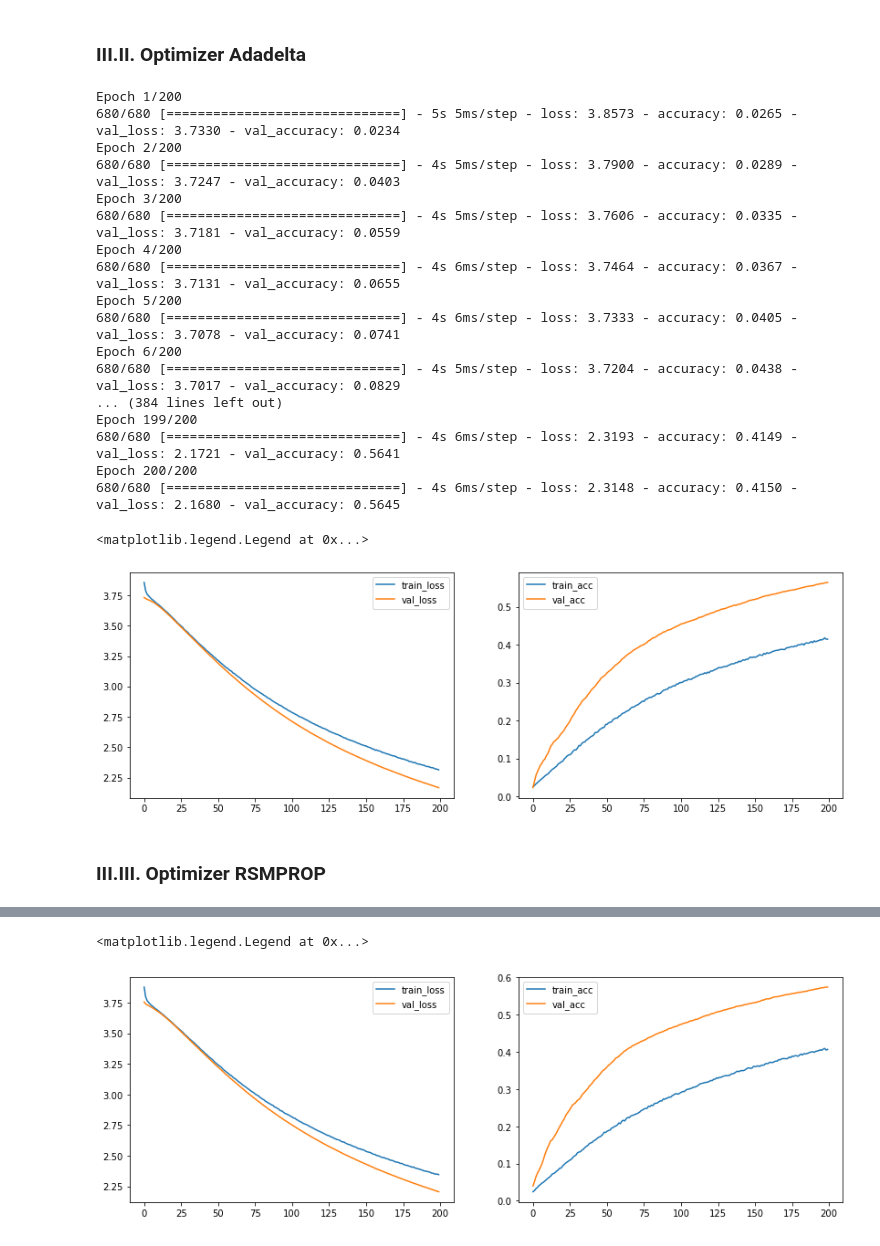
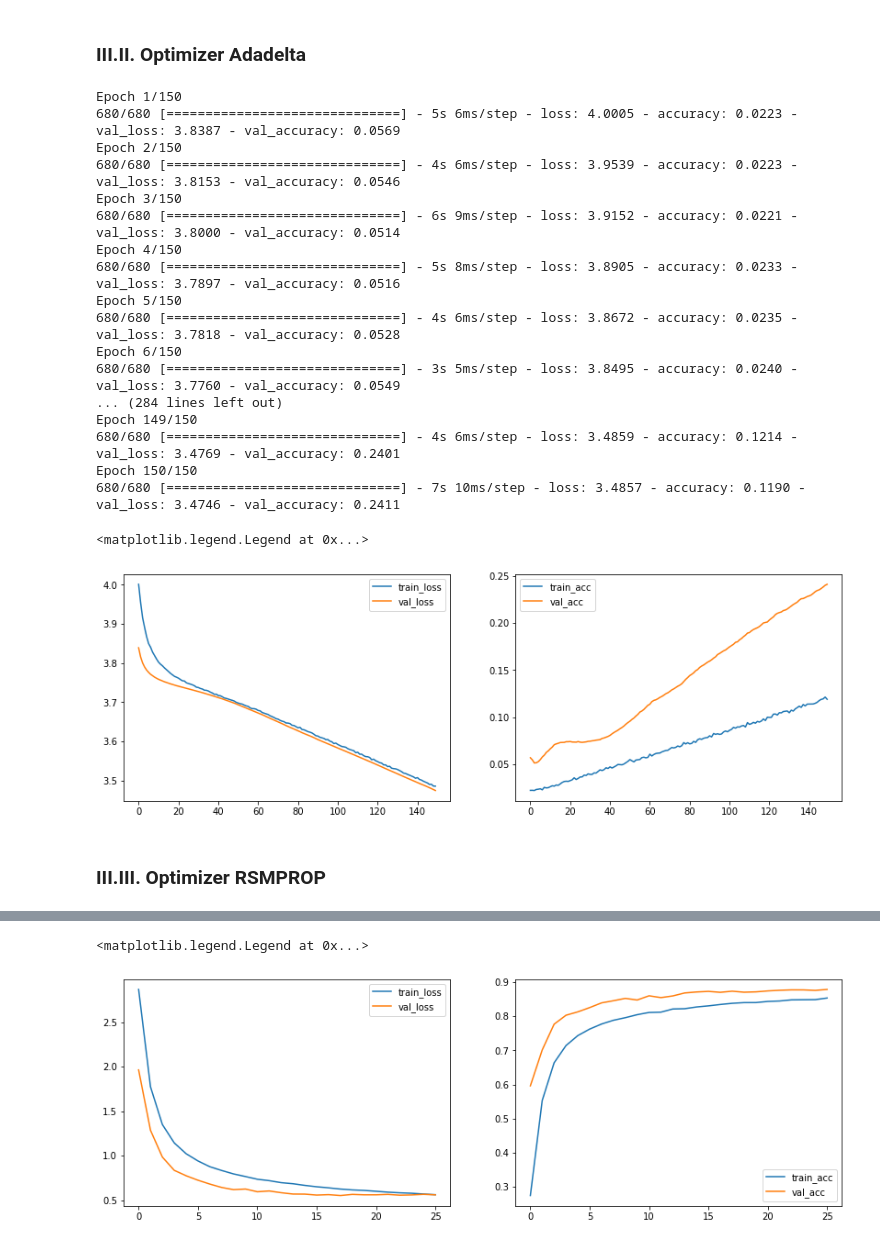
Before and after one commit to nmaaiken/neuro_modularbeit, a Jupyter notebook: 1_Hidden_Layer_Final.ipynb, the cells around one changed output, grey strips where cells are left out. Cells and saved outputs as stored; diff of their text form; code cells hidden in the pictures.

Commit message:
Optimizer Vgl.  Update

```diff
--- a/1_Hidden_Layer_Final.ipynb
+++ b/1_Hidden_Layer_Final.ipynb
@@ -1042,15 +1042,15 @@ three_layer_mlp_do_40_sig_adadelta.add(Dense(43, activation='softmax'))
 
 #Lernprozess konfigurieren
 three_layer_mlp_do_40_sig_adadelta.compile(loss='categorical_crossentropy',
-              optimizer='adagrad',
+              optimizer='adadelta',
               metrics=['accuracy'])
 
 #Early Stopping implementieren -> Vermeidet Overfitting nach Anstieg z.B. von val_loss=0,02
-early_stopping = EarlyStopping(monitor="val_loss", min_delta=0.02, patience=12, verbose=1, restore_best_weights=True)
+early_stopping = EarlyStopping(monitor="val_loss", min_delta=0.02, patience=30, verbose=1, restore_best_weights=True)
 
 # Modell trainieren
 three_layer_mlp_do_40_sig_adadelta_history = three_layer_mlp_do_40_sig_adadelta.fit(x_train_gray, y_train_gray,
-          epochs=200, #Anzahl Trainingsepochen
+          epochs=150, #Anzahl Trainingsepochen
           batch_size=128, #Batch-Size
           verbose=1,
           validation_data=(x_test_gray, y_test_gray),
@@ -1070,45 +1070,45 @@ plt.plot(three_layer_mlp_do_40_sig_adadelta_history.history['accuracy'], label='
 plt.plot(three_layer_mlp_do_40_sig_adadelta_history.history['val_accuracy'], label='val_acc')
 plt.legend(['train_acc', 'val_acc'])
 # %% [output]
-Epoch 1/200
-680/680 [==============================] - 5s 5ms/step - loss: 3.8573 - accuracy: 0.0265 - val_loss: 3.7330 - val_accuracy: 0.0234
-Epoch 2/200
-680/680 [==============================] - 4s 5ms/step - loss: 3.7900 - accuracy: 0.0289 - val_loss: 3.7247 - val_accuracy: 0.0403
-Epoch 3/200
-680/680 [==============================] - 4s 5ms/step - loss: 3.7606 - accuracy: 0.0335 - val_loss: 3.7181 - val_accuracy: 0.0559
-Epoch 4/200
-680/680 [==============================] - 4s 6ms/step - loss: 3.7464 - accuracy: 0.0367 - val_loss: 3.7131 - val_accuracy: 0.0655
-Epoch 5/200
-680/680 [==============================] - 4s 6ms/step - loss: 3.7333 - accuracy: 0.0405 - val_loss: 3.7078 - val_accuracy: 0.0741
-Epoch 6/200
-680/680 [==============================] - 4s 5ms/step - loss: 3.7204 - accuracy: 0.0438 - val_loss: 3.7017 - val_accuracy: 0.0829
-... (384 lines left out)
-Epoch 199/200
-680/680 [==============================] - 4s 6ms/step - loss: 2.3193 - accuracy: 0.4149 - val_loss: 2.1721 - val_accuracy: 0.5641
-Epoch 200/200
-680/680 [==============================] - 4s 6ms/step - loss: 2.3148 - accuracy: 0.4150 - val_loss: 2.1680 - val_accuracy: 0.5645
+Epoch 1/150
+680/680 [==============================] - 5s 6ms/step - loss: 4.0005 - accuracy: 0.0223 - val_loss: 3.8387 - val_accuracy: 0.0569
+Epoch 2/150
+680/680 [==============================] - 4s 6ms/step - loss: 3.9539 - accuracy: 0.0223 - val_loss: 3.8153 - val_accuracy: 0.0546
+Epoch 3/150
+680/680 [==============================] - 6s 9ms/step - loss: 3.9152 - accuracy: 0.0221 - val_loss: 3.8000 - val_accuracy: 0.0514
+Epoch 4/150
+680/680 [==============================] - 5s 8ms/step - loss: 3.8905 - accuracy: 0.0233 - val_loss: 3.7897 - val_accuracy: 0.0516
+Epoch 5/150
+680/680 [==============================] - 4s 6ms/step - loss: 3.8672 - accuracy: 0.0235 - val_loss: 3.7818 - val_accuracy: 0.0528
+Epoch 6/150
+680/680 [==============================] - 3s 5ms/step - loss: 3.8495 - accuracy: 0.0240 - val_loss: 3.7760 - val_accuracy: 0.0549
+... (284 lines left out)
+Epoch 149/150
+680/680 [==============================] - 4s 6ms/step - loss: 3.4859 - accuracy: 0.1214 - val_loss: 3.4769 - val_accuracy: 0.2401
+Epoch 150/150
+680/680 [==============================] - 7s 10ms/step - loss: 3.4857 - accuracy: 0.1190 - val_loss: 3.4746 - val_accuracy: 0.2411
 <matplotlib.legend.Legend at 0x...>
-[figure, old version]
+[figure, new version]
 # %% [markdown]
 ### III.III. Optimizer RSMPROP
 # %%
 # Definition Topologie des Netzes
-three_layer_mlp_do_40_sig_rsmprop = Sequential()
-three_layer_mlp_do_40_sig_rsmprop.add(Dense(60, activation ='sigmoid', input_dim=1024))
-three_layer_mlp_do_40_sig_rsmprop.add(Dropout(0.4))
-three_layer_mlp_do_40_sig_rsmprop.add(Dense(43, activation='softmax'))
+three_layer_mlp_do_40_sig_rmsprop = Sequential()
+three_layer_mlp_do_40_sig_rmsprop.add(Dense(60, activation ='sigmoid', input_dim=1024))
+three_layer_mlp_do_40_sig_rmsprop.add(Dropout(0.4))
+three_layer_mlp_do_40_sig_rmsprop.add(Dense(43, activation='softmax'))
 
 #Lernprozess konfigurieren
-three_layer_mlp_do_40_sig_rsmprop.compile(loss='categorical_crossentropy',
-              optimizer='adagrad',
+three_layer_mlp_do_40_sig_rmsprop.compile(loss='categorical_crossentropy',
+              optimizer='rmsprop',
               metrics=['accuracy'])
 
 #Early Stopping implementieren -> Vermeidet Overfitting nach Anstieg z.B. von val_loss=0,02
 early_stopping = EarlyStopping(monitor="val_loss", min_delta=0.02, patience=12, verbose=1, restore_best_weights=True)
 
 # Modell trainieren
-three_layer_mlp_do_40_sig_rsmprop_history = three_layer_mlp_do_40_sig_rsmprop.fit(x_train_gray, y_train_gray,
-          epochs=200, #Anzahl Trainingsepochen
+three_layer_mlp_do_40_sig_rmsprop_history = three_layer_mlp_do_40_sig_rmsprop.fit(x_train_gray, y_train_gray,
+          epochs=150, #Anzahl Trainingsepochen
           batch_size=128, #Batch-Size
           verbose=1,
           validation_data=(x_test_gray, y_test_gray),
@@ -1119,12 +1119,12 @@ three_layer_mlp_do_40_sig_rsmprop_history = three_layer_mlp_do_40_sig_rsmprop.fi
 plt.figure(figsize=(14,10))
 
 plt.subplot(221)
-plt.plot(three_layer_mlp_do_40_sig_rsmprop_history.history['loss'], label='train_loss')
-plt.plot(three_layer_mlp_do_40_sig_rsmprop_history.history['val_loss'], label='val_loss')
+plt.plot(three_layer_mlp_do_40_sig_rmsprop_history.history['loss'], label='train_loss')
+plt.plot(three_layer_mlp_do_40_sig_rmsprop_history.history['val_loss'], label='val_loss')
 plt.legend(['train_loss', 'val_loss'])
 
 plt.subplot(222)
-plt.plot(three_layer_mlp_do_40_sig_rsmprop_history.history['accuracy'], label='train_acc')
-plt.plot(three_layer_mlp_do_40_sig_rsmprop_history.history['val_accuracy'], label='val_acc')
+plt.plot(three_layer_mlp_do_40_sig_rmsprop_history.history['accuracy'], label='train_acc')
+plt.plot(three_layer_mlp_do_40_sig_rmsprop_history.history['val_accuracy'], label='val_acc')
 plt.legend(['train_acc', 'val_acc'])
 # %% [output]
@@ -1148,5 +1148,5 @@ Epoch 200/200
 <matplotlib.legend.Legend at 0x...>
-[figure, old version]
+[figure, new version]
 # %% [markdown]
 ### III.IV. Auswertung:
 
```
Also changed, not shown: parts of 16 cells of this notebook.
